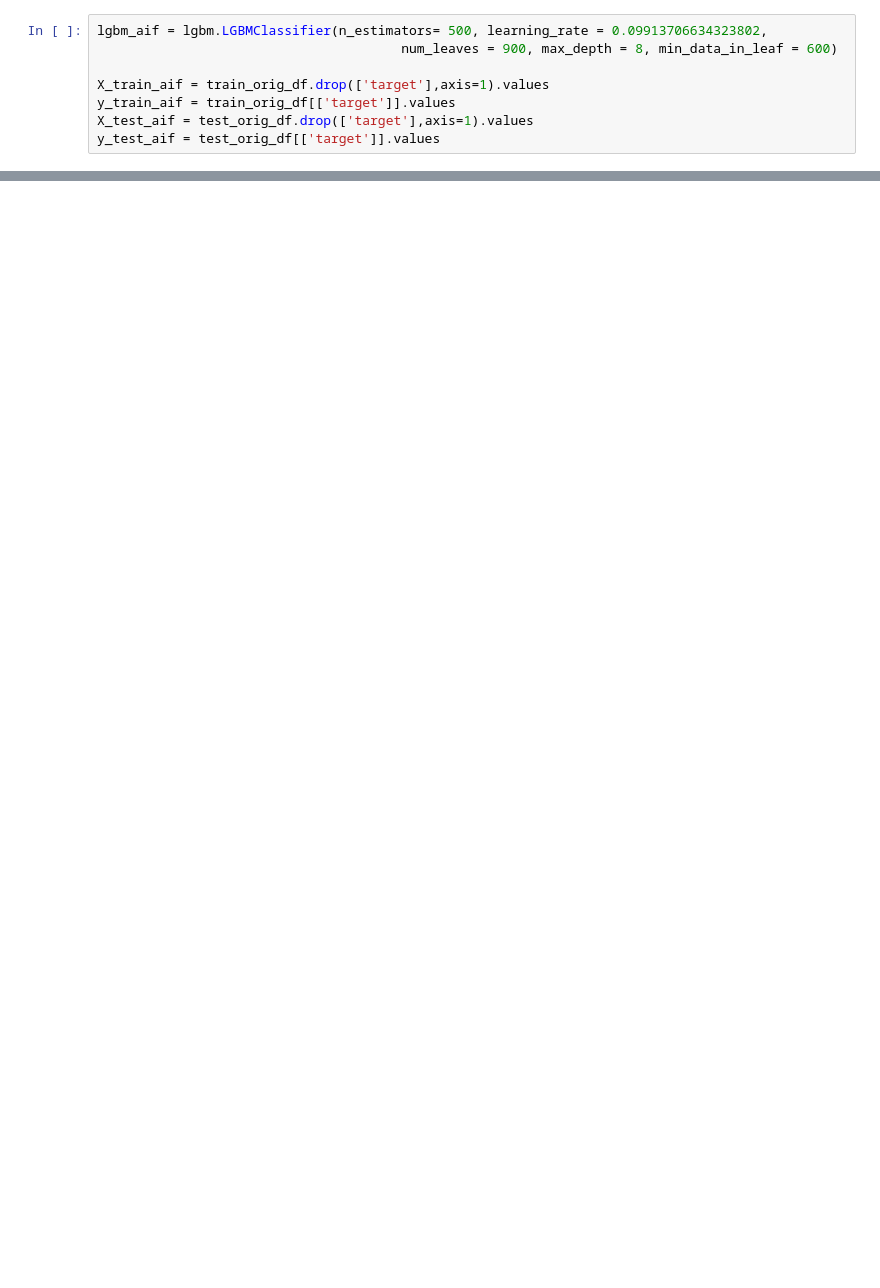
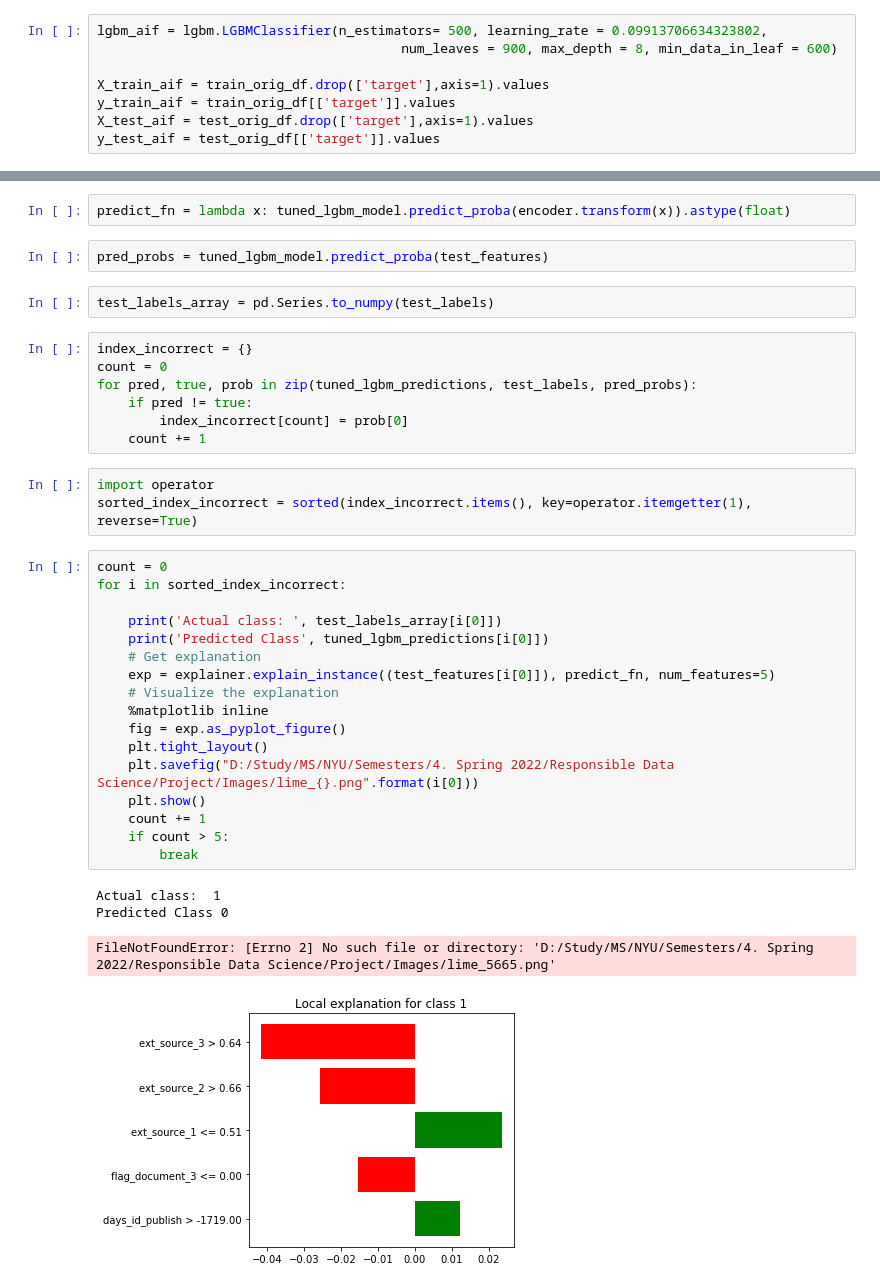
Before and after one commit to bbloch18/RDS_Project, a Jupyter notebook: RDS_Project.ipynb, the cells around one changed output, grey strips where cells are left out. Drawn from its saved outputs; the diff is of its cells as text; blank space fills up the shorter version.

```diff
--- a/RDS_Project.ipynb
+++ b/RDS_Project.ipynb
@@ -755,0 +1169,38 @@ print("False Positive Rate Difference: {:.3%}".format(fp_diff))
+# %%
+predict_fn = lambda x: tuned_lgbm_model.predict_proba(encoder.transform(x)).astype(float)
+# %%
+pred_probs = tuned_lgbm_model.predict_proba(test_features)
+# %%
+test_labels_array = pd.Series.to_numpy(test_labels)
+# %%
+index_incorrect = {}
+count = 0
+for pred, true, prob in zip(tuned_lgbm_predictions, test_labels, pred_probs):
+    if pred != true:
+        index_incorrect[count] = prob[0]
+    count += 1
+# %%
+import operator
+sorted_index_incorrect = sorted(index_incorrect.items(), key=operator.itemgetter(1), reverse=True)
+# %%
+count = 0
+for i in sorted_index_incorrect:
+
+    print('Actual class: ', test_labels_array[i[0]])
+    print('Predicted Class', tuned_lgbm_predictions[i[0]])
+    # Get explanation
+    exp = explainer.explain_instance((test_features[i[0]]), predict_fn, num_features=5)
+    # Visualize the explanation
+    %matplotlib inline
+    fig = exp.as_pyplot_figure()
+    plt.tight_layout()
+    plt.savefig("D:/Study/MS/NYU/Semesters/4. Spring 2022/Responsible Data Science/Project/Images/lime_{}.png".format(i[0]))
+    plt.show()
+    count += 1
+    if count > 5:
+        break
+# %% [output]
+Actual class:  1
+Predicted Class 0
+FileNotFoundError: [Errno 2] No such file or directory: 'D:/Study/MS/NYU/Semesters/4. Spring 2022/Responsible Data Science/Project/Images/lime_5665.png'
+[figure, added]
```
Also changed, not shown: parts of 37 cells of this notebook.
